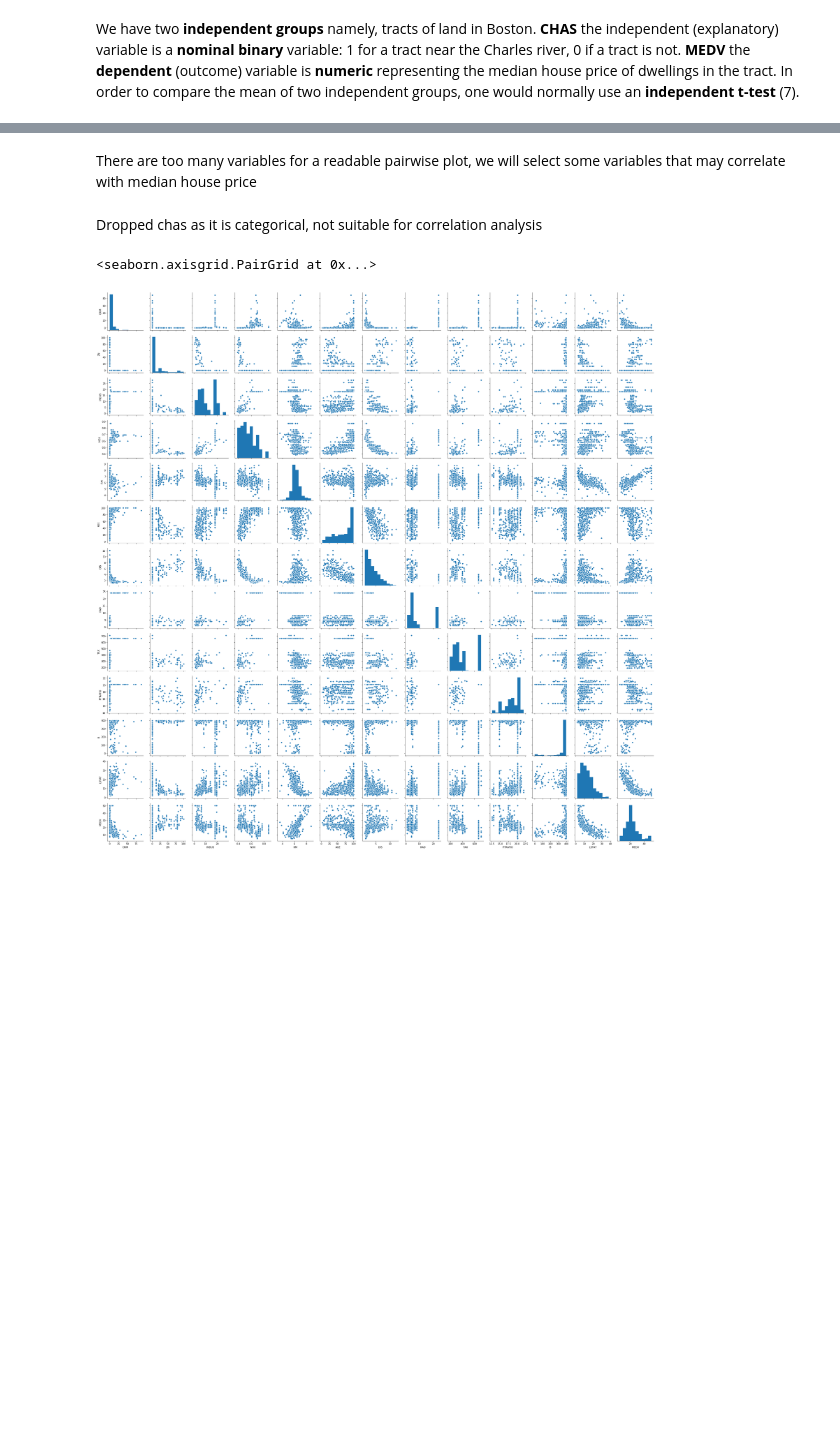
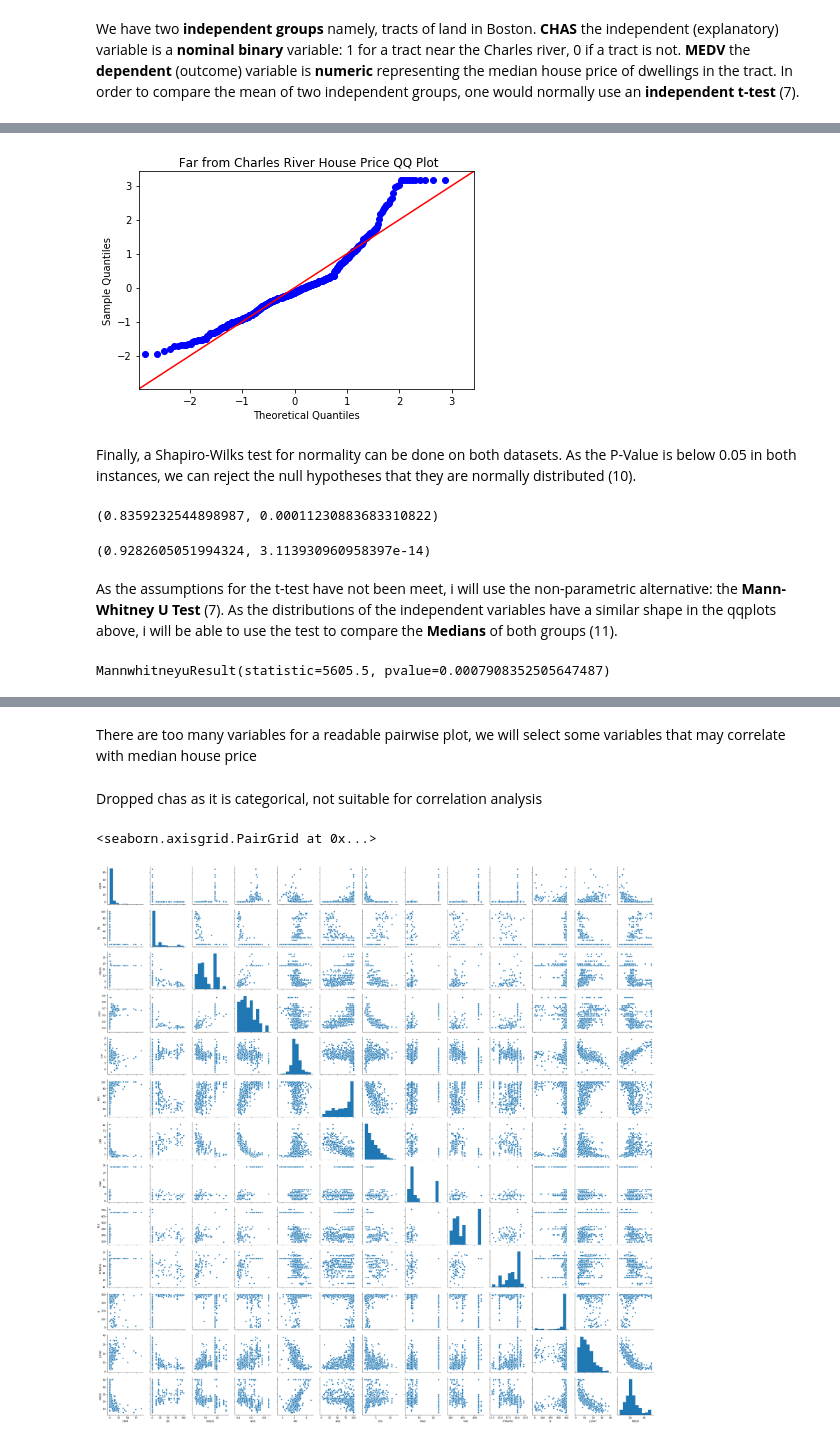
Before and after one commit to dermotkel/machine-learning, a Jupyter notebook: project.ipynb, the cells around one changed output, grey strips where cells are left out. Drawn from its saved outputs; the diff is of its cells as text; code cells hidden in the pictures; blank space fills up the shorter version.

```diff
--- a/project.ipynb
+++ b/project.ipynb
@@ -183,0 +200,22 @@ plt.show()
+# %%
+statmod.qqplot(bostonFar['MEDV'], fit=True, line='45')
+plt.title(" Far from Charles River House Price QQ Plot")
+plt.show()
+# %% [output]
+[figure, added]
+# %% [markdown]
+Finally, a Shapiro-Wilks test for normality can be done on both datasets. As the P-Value is below 0.05 in both instances, we can reject the null hypotheses that they are normally distributed (10).
+# %%
+stats.shapiro(bostonNear['MEDV'])
+# %% [output]
+(0.8359232544898987, 0.00011230883683310822)
+# %%
+stats.shapiro(bostonFar['MEDV'])
+# %% [output]
+(0.9282605051994324, 3.113930960958397e-14)
+# %% [markdown]
+As the assumptions for the t-test have not been meet, i will use the non-parametric alternative: the **Mann-Whitney U Test** (7). As the distributions of the independent variables have a similar shape in the qqplots above, i will be able to use the test to compare the **Medians** of both groups (11).
+# %%
+stats.mannwhitneyu(bostonFar['MEDV'], bostonNear['MEDV']) # Mann-Whitney U test performed using scipy
+# %% [output]
+MannwhitneyuResult(statistic=5605.5, pvalue=0.0007908352505647487)
```
Also changed, not shown: parts of 24 cells of this notebook.
